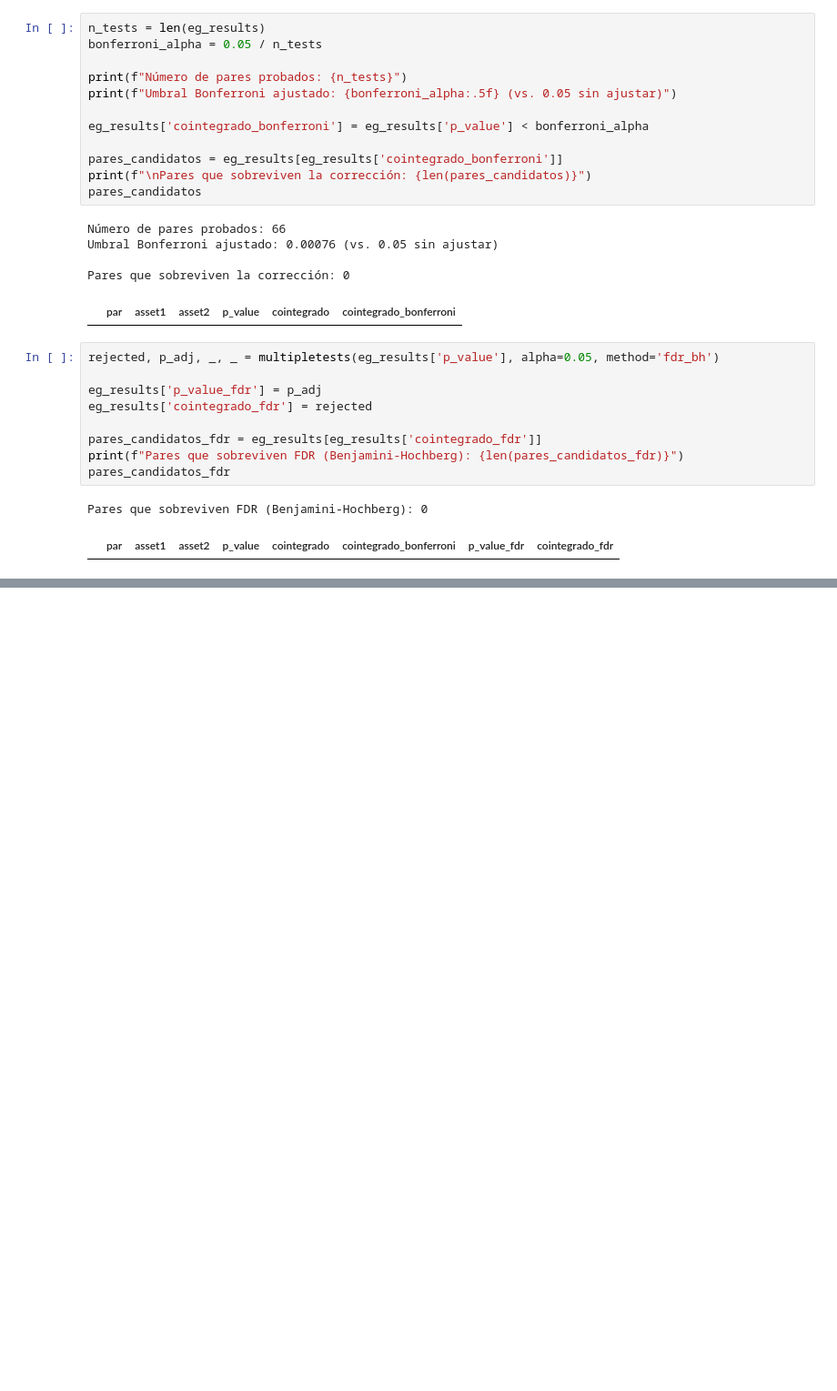
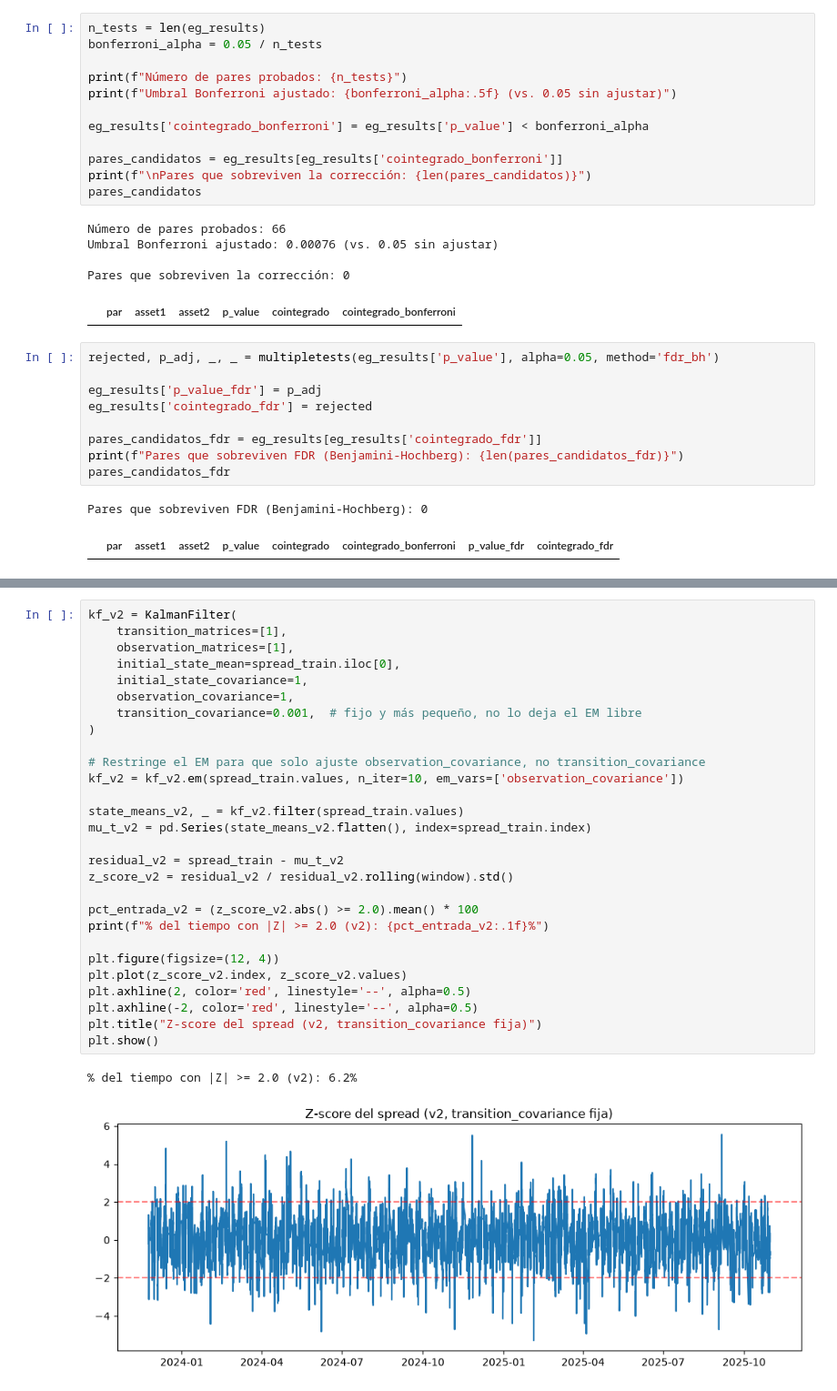
Before and after one commit to SamuOropeza/Investigacion_PCNM, a Jupyter notebook: main.ipynb, the cells around one changed output, grey strips where cells are left out. Shown at 91% size. Saved outputs shown, nothing was run; the diff lists cells and outputs as text; blank space fills up the shorter version.

```diff
--- a/main.ipynb
+++ b/main.ipynb
@@ -206,0 +406,31 @@ Pares que sobreviven FDR (Benjamini-Hochberg): 0
+# %%
+kf_v2 = KalmanFilter(
+    transition_matrices=[1],
+    observation_matrices=[1],
+    initial_state_mean=spread_train.iloc[0],
+    initial_state_covariance=1,
+    observation_covariance=1,
+    transition_covariance=0.001,  # fijo y más pequeño, no lo deja el EM libre
+)
+
+# Restringe el EM para que solo ajuste observation_covariance, no transition_covariance
+kf_v2 = kf_v2.em(spread_train.values, n_iter=10, em_vars=['observation_covariance'])
+
+state_means_v2, _ = kf_v2.filter(spread_train.values)
+mu_t_v2 = pd.Series(state_means_v2.flatten(), index=spread_train.index)
+
+residual_v2 = spread_train - mu_t_v2
+z_score_v2 = residual_v2 / residual_v2.rolling(window).std()
+
+pct_entrada_v2 = (z_score_v2.abs() >= 2.0).mean() * 100
+print(f"% del tiempo con |Z| >= 2.0 (v2): {pct_entrada_v2:.1f}%")
+
+plt.figure(figsize=(12, 4))
+plt.plot(z_score_v2.index, z_score_v2.values)
+plt.axhline(2, color='red', linestyle='--', alpha=0.5)
+plt.axhline(-2, color='red', linestyle='--', alpha=0.5)
+plt.title("Z-score del spread (v2, transition_covariance fija)")
+plt.show()
+# %% [output]
+% del tiempo con |Z| >= 2.0 (v2): 6.2%
+[figure, added]
```
Also changed, not shown: parts of 15 cells of this notebook.
